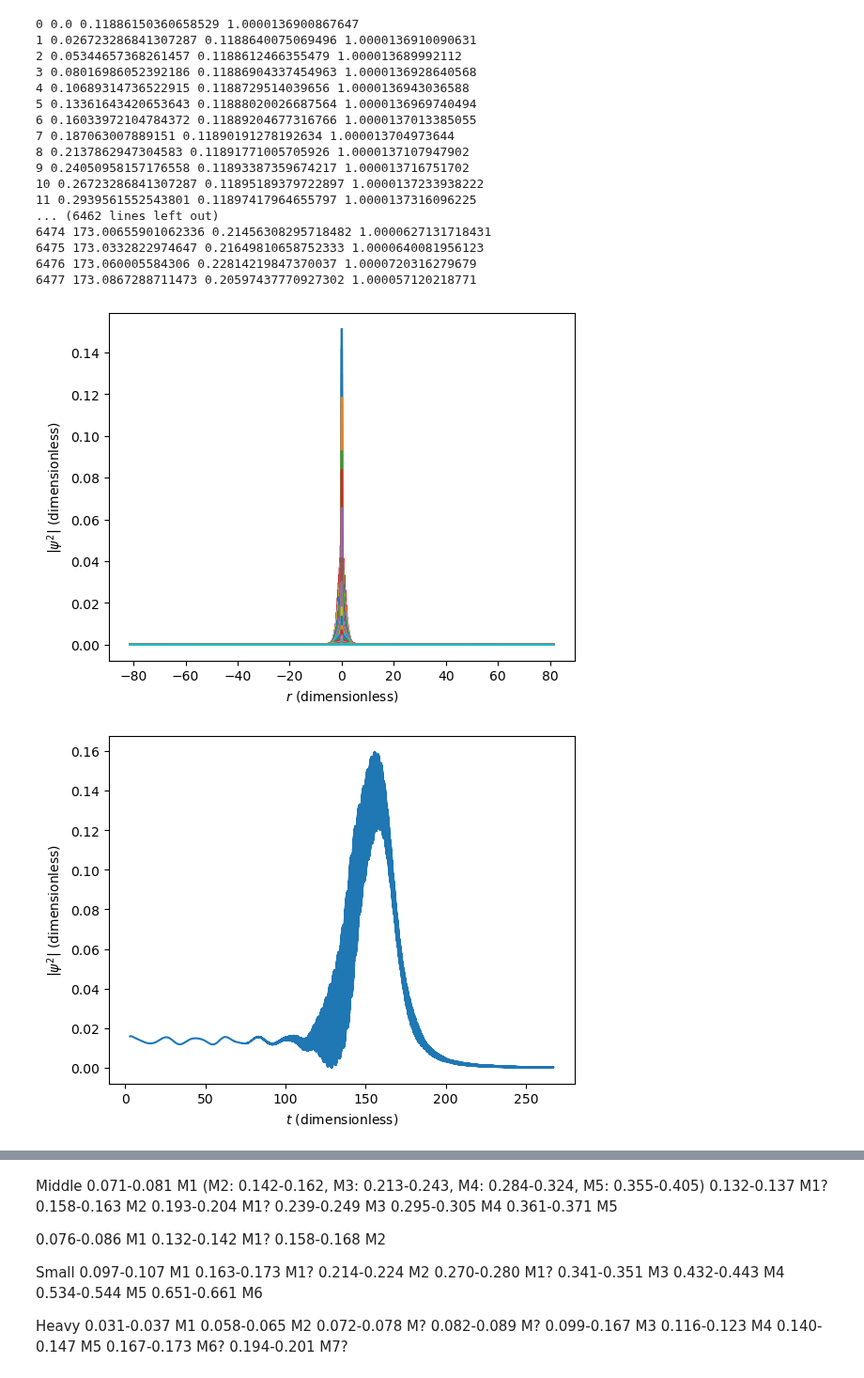
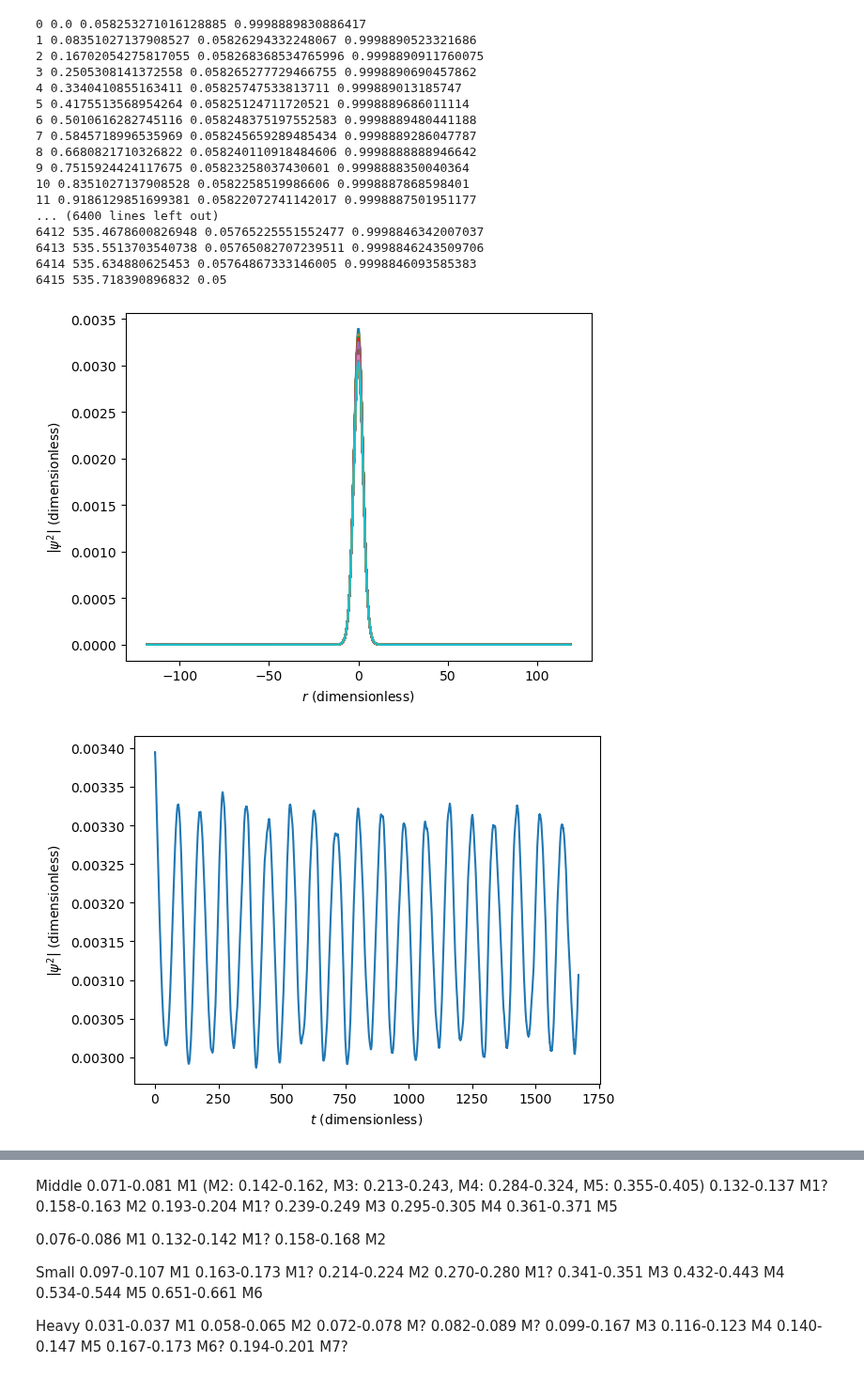
Before and after one commit to bkklee/BosonStar, a Jupyter notebook: Crank-Nicolson_v3.ipynb, the cells around one changed output, grey strips where cells are left out. Shown at 94% size. Cells and saved outputs as stored; diff of their text form; code cells hidden in the pictures.

```diff
--- a/Crank-Nicolson_v3.ipynb
+++ b/Crank-Nicolson_v3.ipynb
@@ -5,14 +5,14 @@ from bosonStar import *
 from util import *
 
 from ctypes import *
-file = "./testing.so"
+file = "./grav.so"
 my_func = CDLL(file)
 
 #Middle
 massInCU = 2e-77
-aInCU = 1e-72
+aInCU = 1e-73
 totalMassInCU = 0.1
-dtInCU = 4000.0
+dtInCU = 2500.0
 bigT = 20000
 # %%
 allThings = outputProfile(massInCU, aInCU, totalMassInCU, 500)
@@ -21,7 +21,7 @@ x = allThings["x"][1::2]
 psi = allThings["profile"][1::2]
 
 dx = x[1]-x[0]
-for i in range(600):
+for i in range(200):
     x = np.append(x, x[-1]+dx)
     psi = np.append(psi, psi[-1])
 
@@ -69,13 +72,6 @@ normalization = np.trapz(2.0*np.pi*x*x*np.absolute(psi)*np.absolute(psi), x)
 psi = psi/normalization
 psi = psi.astype(complex)
 
-'''
-for index, value in enumerate(psi):
-    if(value<1e-8):
-        psi[index] = 0
-psi = psi.astype(complex)
-'''
-
 size = len(psi)
 dt = timeSIToPlanckUnit(timeCodeUnitToSI(dtInCU))*omegaA
 dx = x[1]-x[0]
@@ -160,10 +171,10 @@ oldGM = GM
 newGM = GM*1.05
 for t in range(bigT):
     #Pertubation
-    if(t*dt<2.0):
-        GM = newGM
-    if(t*dt>=2.0):
-        GM = oldGM
+    #if(t*dt<2.0):
+    #    GM = newGM
+    #if(t*dt>=2.0):
+    #    GM = oldGM
 
     setupQ()
     setupV2Grav()
@@ -174,58 +185,58 @@ for t in range(bigT):
     for i in range(size//2):
         psi[i] = psi[size-i-1]
 
     normalization = np.trapz(2.0*np.pi*x*x*np.absolute(psi)*np.absolute(psi), x)
     if(normalization >= 1.01):
         break
     print(t, t*dt, np.absolute(psi[size//2]), normalization)
     if(GM == oldGM):
         hello.append(np.absolute(psi[size//2])*np.absolute(psi[size//2]))
         ts.append(t*dt)
 
         #Record
         rho0 = (np.absolute(psi[size//2 + 14])*np.absolute(psi[size//2 + 14]))/Ra/Ra/Ra*totalMass
         rho1 = (np.absolute(psi[size//2 + 15])*np.absolute(psi[size//2 + 15]))/Ra/Ra/Ra*totalMass
         rho2 = (np.absolute(psi[size//2 + 16])*np.absolute(psi[size//2 + 16]))/Ra/Ra/Ra*totalMass
         rho3 = (np.absolute(psi[size//2 + 17])*np.absolute(psi[size//2 + 17]))/Ra/Ra/Ra*totalMass
         Q0 = -((np.sqrt(rho0) -2*np.sqrt(rho1) + np.sqrt(rho2))/(dx*Ra)/(dx*Ra) + 2.0/(x[size//2 + 15]*Ra)*(np.sqrt(rho1)-np.sqrt(rho0))/(dx*Ra))/np.sqrt(rho1)/2.0/m
         Q1 = -((np.sqrt(rho1) -2*np.sqrt(rho2) + np.sqrt(rho3))/(dx*Ra)/(dx*Ra) + 2.0/(x[size//2 + 16]*Ra)*(np.sqrt(rho2)-np.sqrt(rho1))/(dx*Ra))/np.sqrt(rho2)/2.0/m
 
         gravitationalForce.append((phi[size//2 + 16]-phi[size//2 + 15])/dx)
         pressureGradient.append(4.0*np.pi*a/m/m/m*(rho2-rho1)/(dx*Ra)/Ra/omegaA/omegaA)
         quantumPressure.append((Q1-Q0)/m/(dx*Ra)/Ra/omegaA/omegaA)
 
     if t%100 == 0:
         plt.plot(x, np.absolute(psi)*np.absolute(psi))
 
 plt.xlabel(r"$r$ (dimensionless)")
 plt.ylabel(r"$\left | \psi^2 \right |$ (dimensionless)")
 plt.show()
 # %% [output]
-0 0.0 0.11886150360658529 1.0000136900867647
-1 0.026723286841307287 0.1188640075069496 1.0000136910090631
-2 0.05344657368261457 0.1188612466355479 1.000013689992112
-3 0.08016986052392186 0.11886904337454963 1.0000136928640568
-4 0.10689314736522915 0.1188729514039656 1.0000136943036588
-5 0.13361643420653643 0.11888020026687564 1.0000136969740494
-6 0.16033972104784372 0.11889204677316766 1.0000137013385055
-7 0.187063007889151 0.11890191278192634 1.000013704973644
-8 0.2137862947304583 0.11891771005705926 1.0000137107947902
-9 0.24050958157176558 0.11893387359674217 1.000013716751702
-10 0.26723286841307287 0.11895189379722897 1.0000137233938222
-11 0.2939561552543801 0.11897417964655797 1.0000137316096225
-... (6462 lines left out)
-6474 173.00655901062336 0.21456308295718482 1.0000627131718431
-6475 173.0332822974647 0.21649810658752333 1.0000640081956123
-6476 173.060005584306 0.22814219847370037 1.0000720316279679
-6477 173.0867288711473 0.20597437770927302 1.000057120218771
+0 0.0 0.058253271016128885 0.9998889830886417
+1 0.08351027137908527 0.05826294332248067 0.9998890523321686
+2 0.16702054275817055 0.058268368534765996 0.9998890911760075
+3 0.2505308141372558 0.058265277729466755 0.9998890690457862
+4 0.3340410855163411 0.05825747533813711 0.999889013185747
+5 0.4175513568954264 0.05825124711720521 0.9998889686011114
+6 0.5010616282745116 0.058248375197552583 0.9998889480441188
+7 0.5845718996535969 0.058245659289485434 0.9998889286047787
+8 0.6680821710326822 0.058240110918484606 0.9998888888946642
+9 0.7515924424117675 0.05823258037430601 0.9998888350040364
+10 0.8351027137908528 0.0582258519986606 0.9998887868598401
+11 0.9186129851699381 0.05822072741142017 0.9998887501951177
+... (6400 lines left out)
+6412 535.4678600826948 0.05765225551552477 0.9998846342007037
+6413 535.5513703540738 0.05765082707239511 0.9998846243509706
+6414 535.634880625453 0.05764867333146005 0.9998846093585383
+6415 535.718390896832 0.05
-[figure, old version]
+[figure, new version]
 # %%
 plt.plot(ts, hello)
 plt.xlabel(r"$t$ (dimensionless)")
 plt.ylabel(r"$\left | \psi^2 \right |$ (dimensionless)")
 plt.show()
 # %% [output]
-[figure, old version]
+[figure, new version]
 # %%
 sp = np.fft.fft(hello[:5000])
 freq = np.fft.fftfreq(len(hello[:5000]), d=dt)*omegaA/5.391247e-44
```
Also changed, not shown: parts of 7 cells of this notebook, 9 other files.
